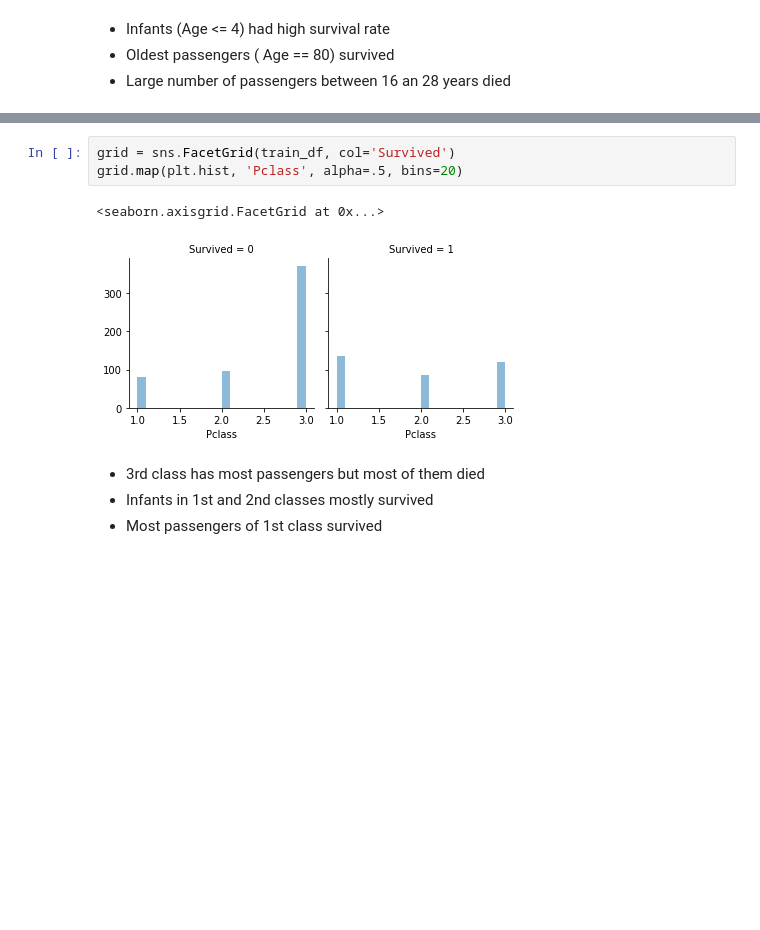
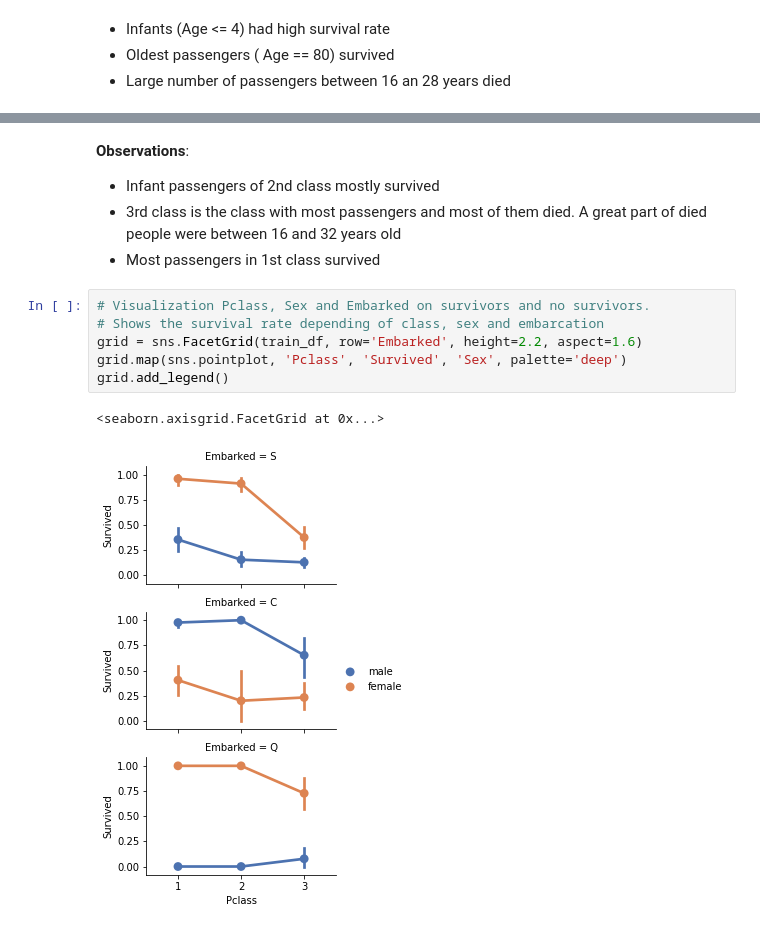
Before and after one commit to hectorLop/Titanic_analysis, a Jupyter notebook: Titanic_features_analysis.ipynb, the cells around one changed output, grey strips where cells are left out. Saved outputs shown, nothing was run; the diff lists cells and outputs as text; blank space fills up the shorter version.

Commit message:
Visualize Data section completed

```diff
--- a/Titanic_features_analysis.ipynb
+++ b/Titanic_features_analysis.ipynb
@@ -639,13 +597,17 @@ grid.add_legend()
 # %% [output]
 <seaborn.axisgrid.FacetGrid at 0x...>
 [figure]
-# %%
-grid = sns.FacetGrid(train_df, col='Survived')
-grid.map(plt.hist, 'Pclass', alpha=.5, bins=20)
-# %% [output]
-<seaborn.axisgrid.FacetGrid at 0x...>
-[figure, removed]
 # %% [markdown]
-- 3rd class has most passengers but most of them died
-- Infants in 1st and 2nd classes mostly survived
-- Most passengers of 1st class survived
+**Observations**:
+- Infant passengers of 2nd class mostly survived
+- 3rd class is the class with most passengers and most of them died. A great part of died people were between 16 and 32 years old
+- Most passengers in 1st class survived
+# %%
+# Visualization Pclass, Sex and Embarked on survivors and no survivors.
+# Shows the survival rate depending of class, sex and embarcation
+grid = sns.FacetGrid(train_df, row='Embarked', height=2.2, aspect=1.6)
+grid.map(sns.pointplot, 'Pclass', 'Survived', 'Sex', palette='deep')
+grid.add_legend()
+# %% [output]
+<seaborn.axisgrid.FacetGrid at 0x...>
+[figure, added]
```
Also changed, not shown: parts of 10 cells of this notebook.
